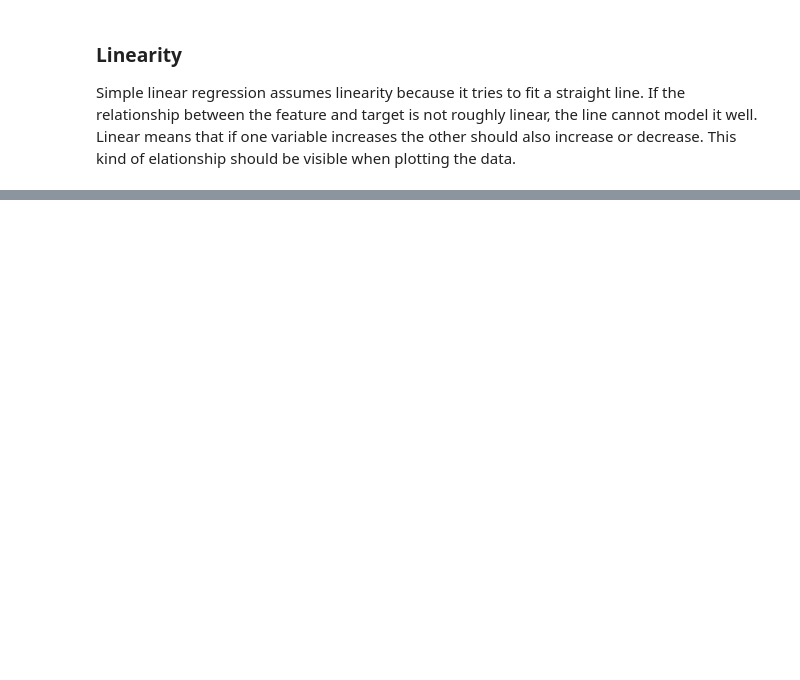
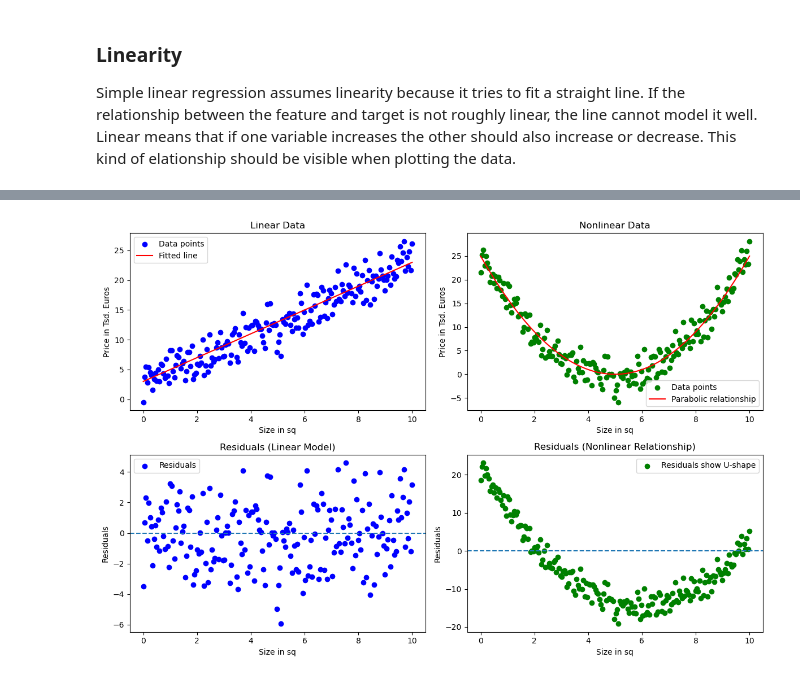
Before and after one commit to jci02/Machine-Learning-Theory, a Jupyter notebook: Supervised Learning/Regression/Linear Regression/Simple Linear Regression.ipynb, the cells around one changed output, grey strips where cells are left out. Saved outputs shown, nothing was run; the diff lists cells and outputs as text; code cells hidden in the pictures; blank space fills up the shorter version.

```diff
--- a/Supervised Learning/Regression/Linear Regression/Simple Linear Regression.ipynb
+++ b/Supervised Learning/Regression/Linear Regression/Simple Linear Regression.ipynb
@@ -109 +65,65 @@ plt.show()
+# %%
+np.random.seed(100)  # Seed for reproducibility of random numbers
+
+n = 200 # number of houses
+
+size = np.linspace(0, 10, n) # house sizes in square meters
+
+# Linear Data
+beta_0, beta_1 = 3, 2 # true coefficients
+error = np.random.normal(0, 2, n) # error terms to distort true relationship
+true_price_linear = beta_0 + beta_1 * size # true relationship between Price and Size
+price_linear = true_price_linear + error # distorted relationship between Price and Size
+
+
+# Nonlinear Data
+true_price_nonlinear = (size - 5)**2 # true relationship between Price and Size
+price_nonlinear = true_price_nonlinear + error # distorted relationship between Price and Size
+
+
+# Plotting
+fig, axes = plt.subplots(2, 2, figsize=(12, 8))
+
+# Linear data plot
+axes[0,0].scatter(size, price_linear, color='blue', label='Data points')
+axes[0,0].plot(size, true_price_linear, color='red', label='Fitted line')
+axes[0,0].set_title("Linear Data")
+axes[0,0].set_xlabel("Size in sq")
+axes[0,0].set_ylabel("Price in Tsd. Euros")
+axes[0,0].legend()
+
+# Nonlinear data plot
+axes[0,1].scatter(size, price_nonlinear, color='green', label='Data points')
+axes[0,1].plot(size, true_price_nonlinear, color='red', label='Parabolic relationship')
+axes[0,1].set_title("Nonlinear Data")
+axes[0,1].set_xlabel("Size in sq")
+axes[0,1].set_ylabel("Price in Tsd. Euros")
+axes[0,1].legend()
+
+
+# Residuals
+res_linear = price_linear - true_price_linear
+res_nonlinear = price_nonlinear - true_price_linear
+
+# Plot Residuals of linear model
+axes[1,0].scatter(size, res_linear, color="blue", label="Residuals")
+axes[1,0].axhline(0, linestyle="--")
+axes[1,0].set_title("Residuals (Linear Model)")
+axes[1,0].set_xlabel("Size in sq")
+axes[1,0].set_ylabel("Residuals")
+axes[1,0].legend()
+
+# Plot Residuals of non-linear model
+axes[1,1].scatter(size, res_nonlinear, color="green", label="Residuals show U-shape")
+axes[1,1].axhline(0, linestyle="--")
+axes[1,1].set_title("Residuals (Nonlinear Relationship)")
+axes[1,1].set_xlabel("Size in sq")
+axes[1,1].set_ylabel("Residuals")
+axes[1,1].legend()
+
+
+plt.tight_layout()
+plt.show()
+# %% [output]
+[figure, added]
 # %% [markdown]
```
Also changed, not shown: parts of 21 cells of this notebook, 1 other file.
